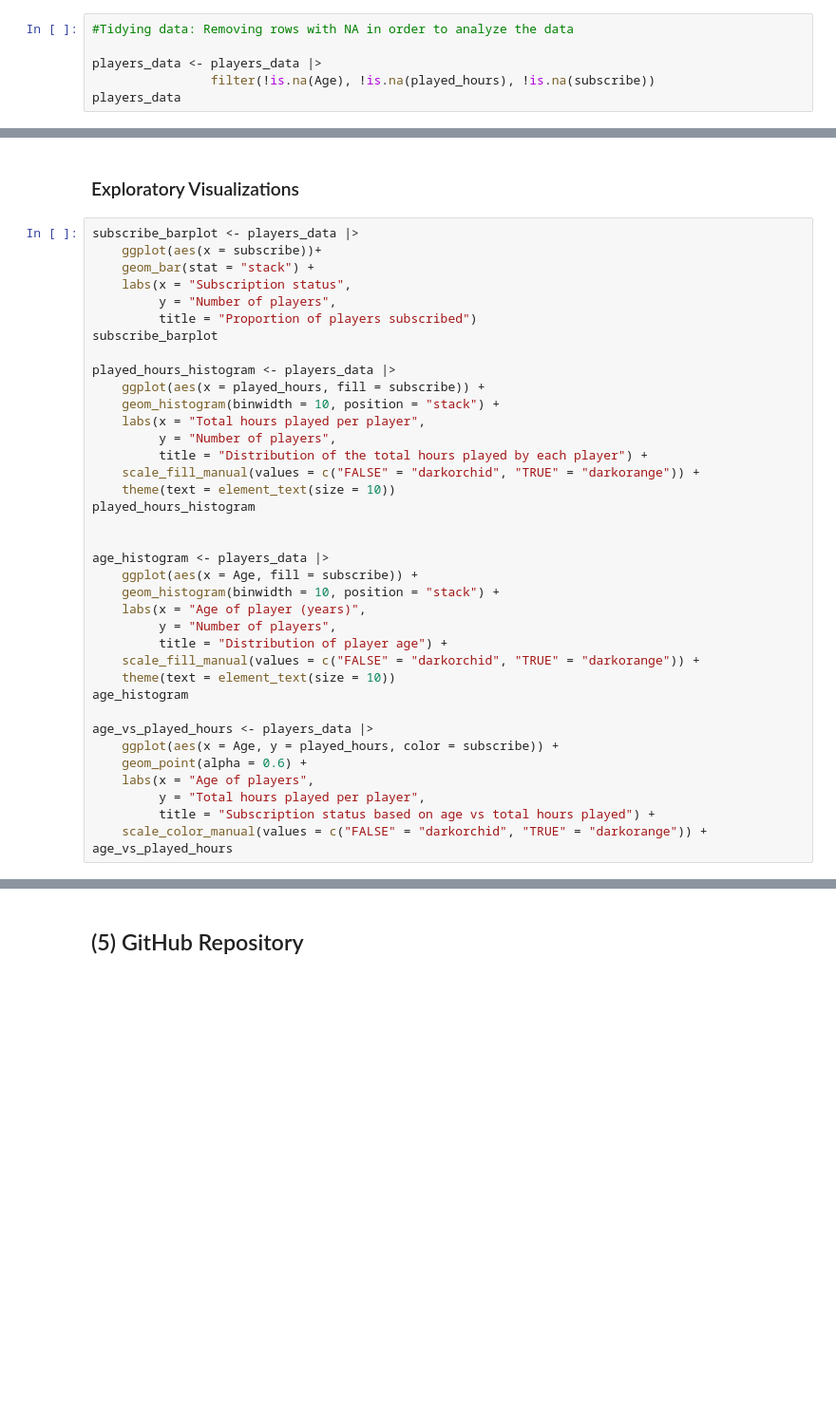
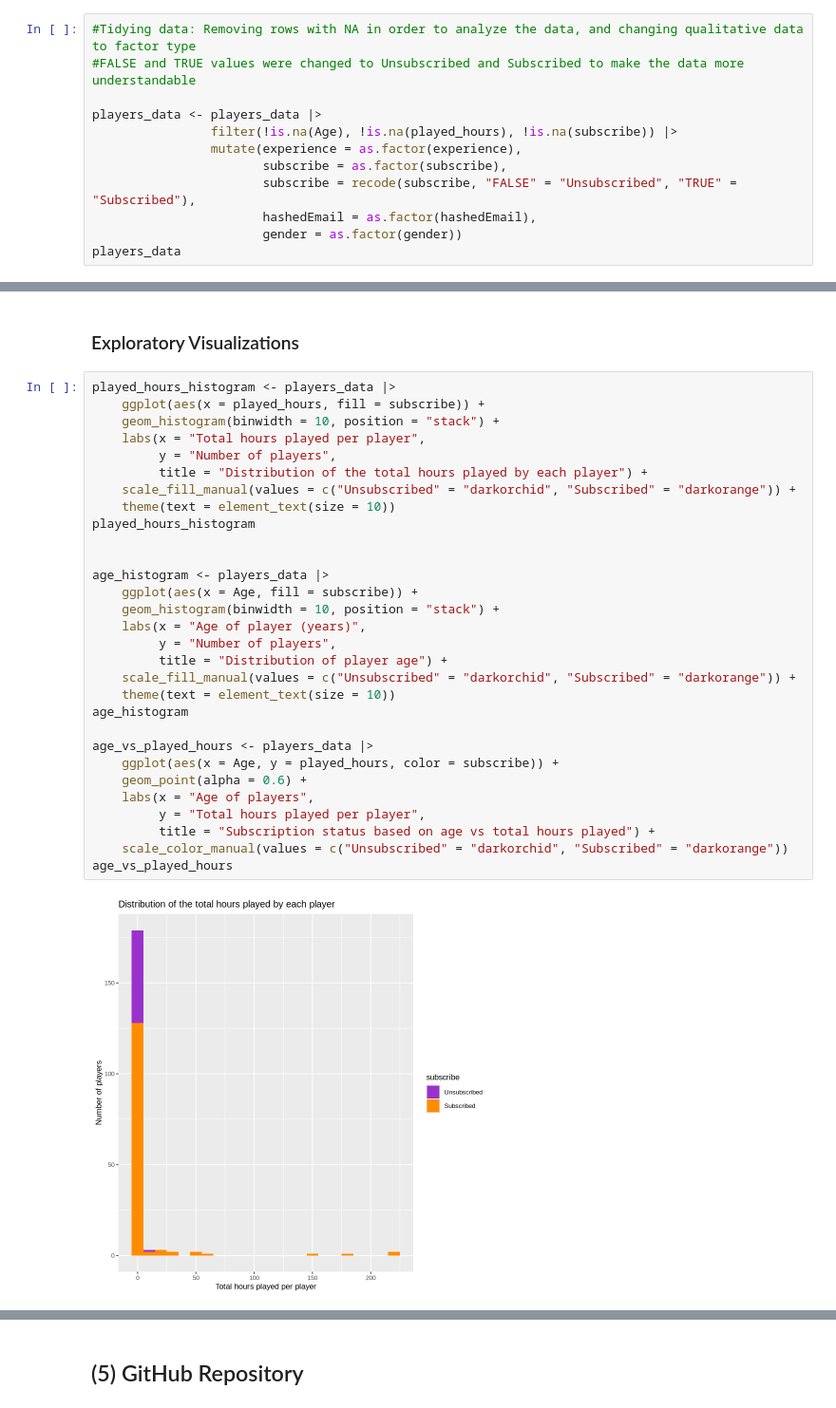
Before and after one commit to katelynteng/project_planning, a Jupyter notebook: project_planning.ipynb, the cells around one changed output, grey strips where cells are left out. Shown: that part at 95% size. Saved outputs shown, nothing was run; the diff lists cells and outputs as text; blank space fills up the shorter version.

```diff
--- a/project_planning.ipynb
+++ b/project_planning.ipynb
@@ -57,8 +134,14 @@ players_data <- read_csv("data/players.csv")
 
 The following section of code 1) tidies the data so that it may be analyzed and 2) computes summary statistics (reported in section (1) Data Description).
 # %%
-#Tidying data: Removing rows with NA in order to analyze the data
+#Tidying data: Removing rows with NA in order to analyze the data, and changing qualitative data to factor type
+#FALSE and TRUE values were changed to Unsubscribed and Subscribed to make the data more understandable
 
 players_data <- players_data |>
-                filter(!is.na(Age), !is.na(played_hours), !is.na(subscribe))
+                filter(!is.na(Age), !is.na(played_hours), !is.na(subscribe)) |>
+                mutate(experience = as.factor(experience),
+                       subscribe = as.factor(subscribe),
+                       subscribe = recode(subscribe, "FALSE" = "Unsubscribed", "TRUE" = "Subscribed"),
+                       hashedEmail = as.factor(hashedEmail),
+                       gender = as.factor(gender))
 players_data
@@ -82,40 +186,34 @@ max_min_players
 # %% [markdown]
 ### Exploratory Visualizations
 # %%
-subscribe_barplot <- players_data |>
-    ggplot(aes(x = subscribe))+
-    geom_bar(stat = "stack") +
-    labs(x = "Subscription status",
-         y = "Number of players",
-         title = "Proportion of players subscribed")
-subscribe_barplot
-
 played_hours_histogram <- players_data |>
     ggplot(aes(x = played_hours, fill = subscribe)) +
     geom_histogram(binwidth = 10, position = "stack") +
     labs(x = "Total hours played per player",
          y = "Number of players",
          title = "Distribution of the total hours played by each player") +
-    scale_fill_manual(values = c("FALSE" = "darkorchid", "TRUE" = "darkorange")) +
+    scale_fill_manual(values = c("Unsubscribed" = "darkorchid", "Subscribed" = "darkorange")) +
     theme(text = element_text(size = 10))
 played_hours_histogram
 
 
 age_histogram <- players_data |>
     ggplot(aes(x = Age, fill = subscribe)) +
     geom_histogram(binwidth = 10, position = "stack") +
     labs(x = "Age of player (years)",
          y = "Number of players",
          title = "Distribution of player age") +
-    scale_fill_manual(values = c("FALSE" = "darkorchid", "TRUE" = "darkorange")) +
+    scale_fill_manual(values = c("Unsubscribed" = "darkorchid", "Subscribed" = "darkorange")) +
     theme(text = element_text(size = 10))
 age_histogram
 
 age_vs_played_hours <- players_data |>
     ggplot(aes(x = Age, y = played_hours, color = subscribe)) +
     geom_point(alpha = 0.6) +
     labs(x = "Age of players",
          y = "Total hours played per player",
          title = "Subscription status based on age vs total hours played") +
-    scale_color_manual(values = c("FALSE" = "darkorchid", "TRUE" = "darkorange")) +
+    scale_color_manual(values = c("Unsubscribed" = "darkorchid", "Subscribed" = "darkorange"))
 age_vs_played_hours
+# %% [output]
+[figure, added]
```
Also changed, not shown: parts of 9 cells of this notebook.
